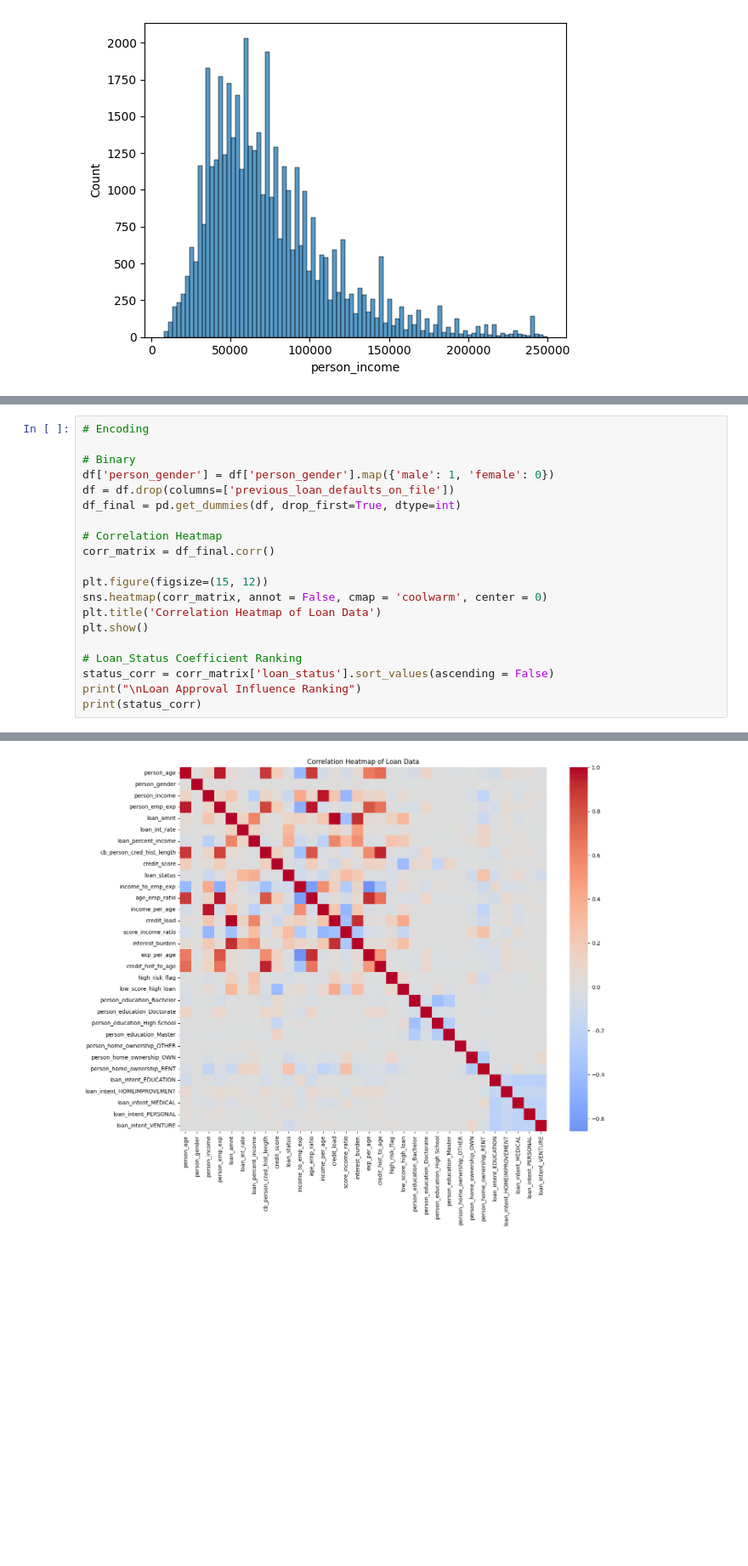
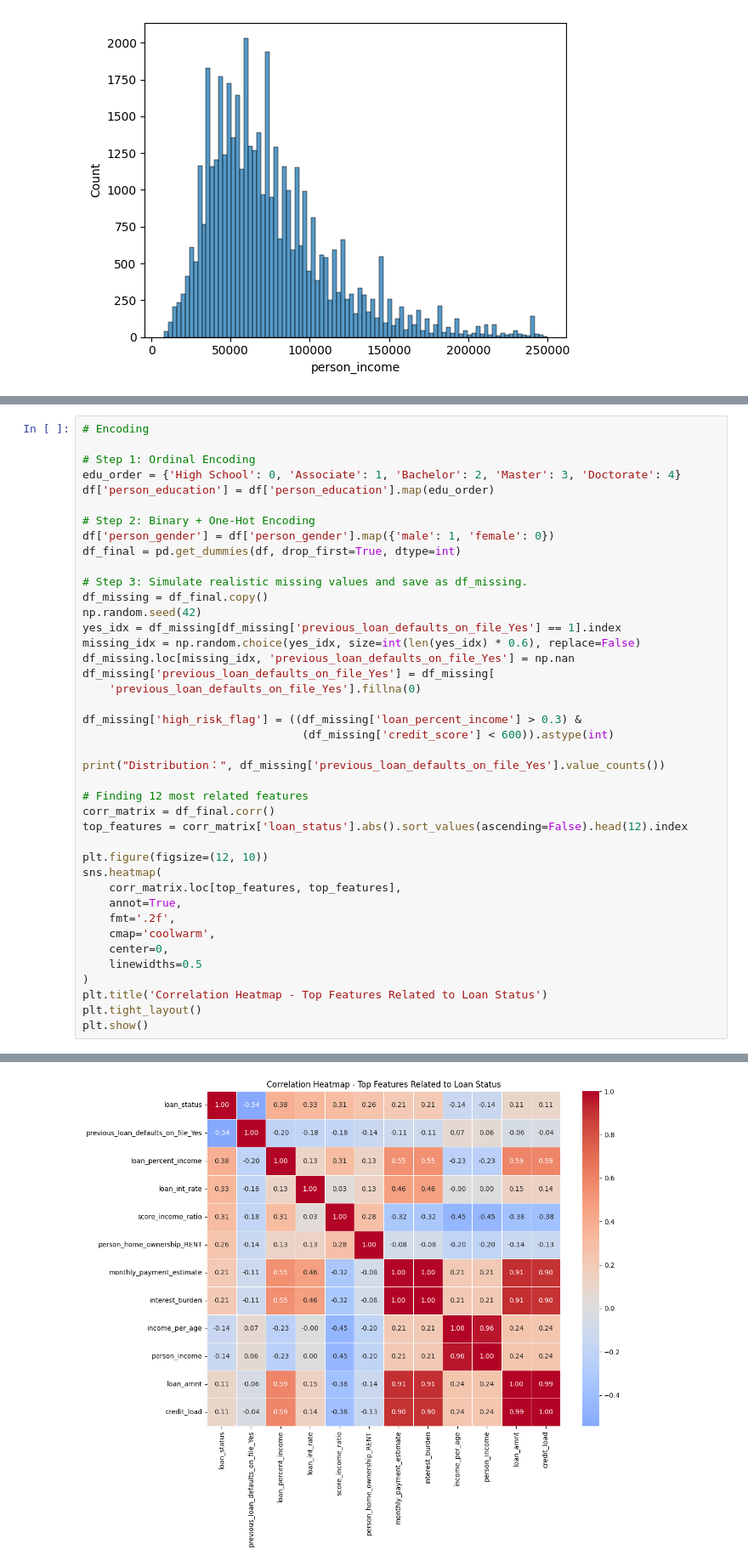
Before and after one commit to WuDuncan/loan_approval-classification, a Jupyter notebook: loan_approval.ipynb, the cells around one changed output, grey strips where cells are left out. Shown at 85% size. Cells and saved outputs as stored; diff of their text form; blank space fills up the shorter version.

```diff
--- a/loan_approval.ipynb
+++ b/loan_approval.ipynb
@@ -190,21 +252,42 @@ df['low_score_high_loan'] = ((df['credit_score'] < 600) & (df['loan_amnt'] > 100
 # %%
 # Encoding
 
-# Binary
+# Step 1: Ordinal Encoding
+edu_order = {'High School': 0, 'Associate': 1, 'Bachelor': 2, 'Master': 3, 'Doctorate': 4}
+df['person_education'] = df['person_education'].map(edu_order)
+
+# Step 2: Binary + One-Hot Encoding
 df['person_gender'] = df['person_gender'].map({'male': 1, 'female': 0})
-df = df.drop(columns=['previous_loan_defaults_on_file'])
 df_final = pd.get_dummies(df, drop_first=True, dtype=int)
 
-# Correlation Heatmap
+# Step 3: Simulate realistic missing values and save as df_missing.
+df_missing = df_final.copy()
+np.random.seed(42)
+yes_idx = df_missing[df_missing['previous_loan_defaults_on_file_Yes'] == 1].index
+missing_idx = np.random.choice(yes_idx, size=int(len(yes_idx) * 0.6), replace=False)
+df_missing.loc[missing_idx, 'previous_loan_defaults_on_file_Yes'] = np.nan
+df_missing['previous_loan_defaults_on_file_Yes'] = df_missing[
+    'previous_loan_defaults_on_file_Yes'].fillna(0)
+
+df_missing['high_risk_flag'] = ((df_missing['loan_percent_income'] > 0.3) &
+                                 (df_missing['credit_score'] < 600)).astype(int)
+
+print("Distribution：", df_missing['previous_loan_defaults_on_file_Yes'].value_counts())
+
+# Finding 12 most related features
 corr_matrix = df_final.corr()
+top_features = corr_matrix['loan_status'].abs().sort_values(ascending=False).head(12).index
 
-plt.figure(figsize=(15, 12))
-sns.heatmap(corr_matrix, annot = False, cmap = 'coolwarm', center = 0)
-plt.title('Correlation Heatmap of Loan Data')
+plt.figure(figsize=(12, 10))
+sns.heatmap(
+    corr_matrix.loc[top_features, top_features],
+    annot=True,
+    fmt='.2f',
+    cmap='coolwarm',
+    center=0,
+    linewidths=0.5
+)
+plt.title('Correlation Heatmap - Top Features Related to Loan Status')
+plt.tight_layout()
 plt.show()
-
-# Loan_Status Coefficient Ranking
-status_corr = corr_matrix['loan_status'].sort_values(ascending = False)
-print("\nLoan Approval Influence Ranking")
-print(status_corr)
 # %% [output]
@@ -211 +298 @@ print(status_corr)
-[figure, old version]
+[figure, new version]
```
Also changed, not shown: parts of 18 cells of this notebook, 1 other file.
